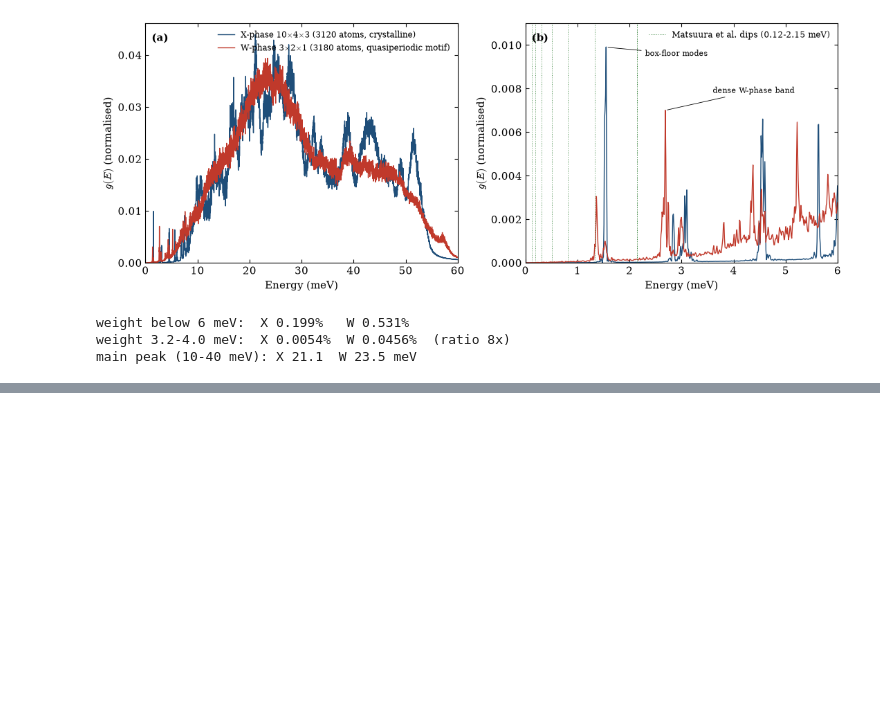
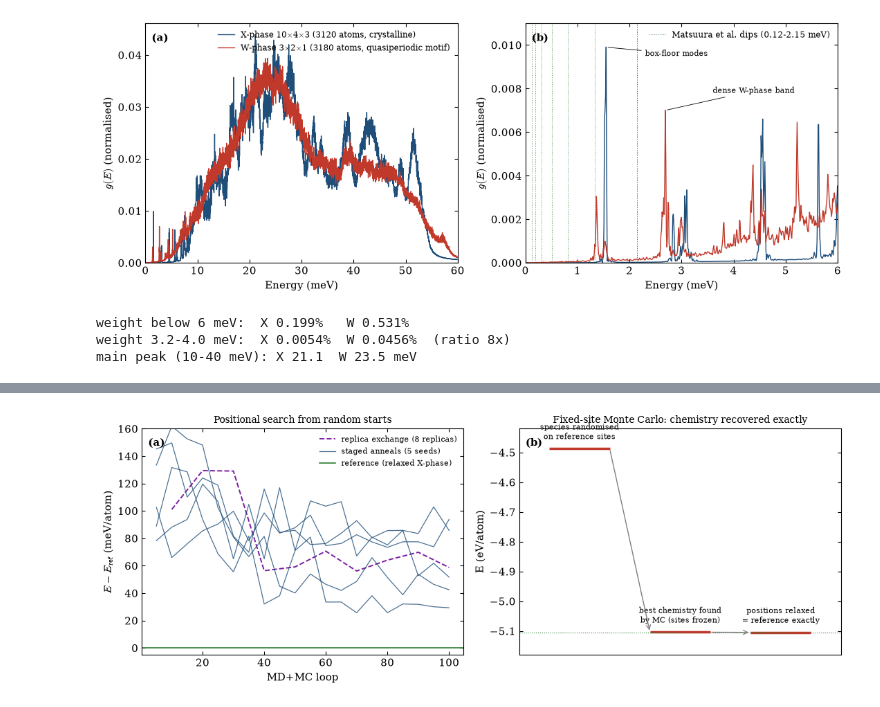
Before and after one commit to contactrameezraja/quasicrystal-mace, a Jupyter notebook: O3_figures.ipynb, the cells around one changed output, grey strips where cells are left out. Drawn from its saved outputs; the diff is of its cells as text; code cells hidden in the pictures; blank space fills up the shorter version.

Commit message:
Validation figure (anneals + fixed-site ladder) and six-point scaling law; W-phase prefactor ~12% softer, consistent with its own elastic constants

```diff
--- a/O3_figures.ipynb
+++ b/O3_figures.ipynb
@@ -178,3 +178,87 @@ print("main peak (10-40 meV): X %.1f  W %.1f meV" %
 weight below 6 meV:  X 0.199%   W 0.531%
 weight 3.2-4.0 meV:  X 0.0054%  W 0.0456%  (ratio 8x)
 main peak (10-40 meV): X 21.1  W 23.5 meV
+# %%
+import numpy as np, glob
+import matplotlib.pyplot as plt
+
+plt.rcParams.update({"font.family": "serif", "mathtext.fontset": "cm",
+    "axes.linewidth": 0.8, "xtick.direction": "in", "ytick.direction": "in",
+    "xtick.top": True, "ytick.right": True, "font.size": 11})
+
+REF = -5.104818
+found = sorted(glob.glob("mq_*_trace.npy"))
+print("trace files found:", found)
+
+fig, ax = plt.subplots(1, 2, figsize=(11, 4.2))
+
+# (a) the positional search: five anneals + replica exchange vs the reference
+labels_done = set()
+for f in found:
+    tr = np.load(f)
+    if "re" in f:   # replica exchange: (cycle, E/atom, exch)
+        ax[0].plot(tr[:,0]*2, tr[:,1]*1000 - REF*1000, "--", color="#7b1fa2", lw=1.4,
+                   label="replica exchange (8 replicas)")
+    else:            # staged anneal: (T, E/atom, acc) -> x = loop number
+        loops = np.arange(1, len(tr)+1) * 5
+        lab = None if "anneal" in labels_done else "staged anneals (5 seeds)"
+        labels_done.add("anneal")
+        ax[0].plot(loops, tr[:,1]*1000 - REF*1000, color="#1f4e79", lw=0.9, alpha=0.8, label=lab)
+ax[0].axhline(0, color="#2e7d32", lw=1.2, label="reference (relaxed X-phase)")
+ax[0].set_xlabel("MD+MC loop"); ax[0].set_ylabel(r"$E - E_{\rm ref}$ (meV/atom)")
+ax[0].set_title("Positional search from random starts", fontsize=10)
+ax[0].legend(frameon=False, fontsize=8); ax[0].set_ylim(-5, 160)
+ax[0].text(0.02, 0.96, "(a)", transform=ax[0].transAxes, va="top", fontweight="bold")
+
+# (b) the chemistry search on known sites: the three-level ladder (logged values)
+levels = [(-4.487405, "species randomised\non reference sites"),
+          (-5.104282, "best chemistry found\nby MC (sites frozen)"),
+          (-5.104818, "positions relaxed\n= reference exactly")]
+for i, (e, lab) in enumerate(levels):
+    ax[1].hlines(e, i-0.3, i+0.3, color="#c0392b", lw=2.5)
+    ax[1].annotate(lab, (i, e), textcoords="offset points", xytext=(0, 10),
+                   ha="center", fontsize=8)
+for i in range(2):
+    ax[1].annotate("", xy=(i+0.7, levels[i+1][0]), xytext=(i+0.3, levels[i][0]),
+                   arrowprops=dict(arrowstyle="->", lw=1.0, color="gray"))
+ax[1].axhline(REF, color="#2e7d32", lw=0.8, ls=":")
+ax[1].set_xlim(-0.6, 2.6); ax[1].set_xticks([])
+ax[1].set_ylim(-5.18, -4.42); ax[1].set_ylabel("E (eV/atom)")
+ax[1].set_title("Fixed-site Monte Carlo: chemistry recovered exactly", fontsize=10)
+ax[1].text(0.02, 0.96, "(b)", transform=ax[1].transAxes, va="top", fontweight="bold")
+
+plt.tight_layout()
+plt.savefig("fig_structure_search_validation.png", dpi=300, bbox_inches="tight")
+plt.show()
+# ================= NUMBERS (text version of the figure) =================
+print("=" * 60)
+print("PANEL (a): positional search from random starts")
+print("=" * 60)
+for f in found:
+    tr = np.load(f)
+    name = f.replace("_trace.npy", "")
+    if "re" in f:
+        print(f"{name}: replica exchange, {int(tr[-1,0])} cycles")
+        print(f"   final quenched {tr[-1,1]:+.6f} eV/atom "
+              f"({(tr[-1,1]-REF)*1000:+.1f} meV above ref)")
+        print(f"   best along the way {tr[:,1].min():+.6f} "
+              f"({(tr[:,1].min()-REF)*1000:+.1f} meV)")
+        print(f"   exchange acceptance at end: {tr[-1,2]:.3f}")
+    else:
+        best_i = int(np.argmin(tr[:,1]))
+        print(f"{name}: staged anneal, {len(tr)} stages")
+        print(f"   final {tr[-1,1]:+.6f} eV/atom ({(tr[-1,1]-REF)*1000:+.1f} meV), "
+              f"best {tr[:,1].min():+.6f} ({(tr[:,1].min()-REF)*1000:+.1f} meV) "
+              f"reached at stage {best_i+1}/{len(tr)}")
+print(f"\nreference (relaxed X-phase): {REF} eV/atom")
+print("gaps at end of each anneal (meV/atom):",
+      sorted(round((np.load(f)[-1,1]-REF)*1000, 1) for f in found if "re" not in f))
+
+print()
+print("=" * 60)
+print("PANEL (b): fixed-site MC ladder (logged values)")
+print("=" * 60)
+for e, lab in levels:
+    print(f"   {e:+.6f} eV/atom  ({(e-REF)*1000:+7.1f} meV vs ref)  "
+          + lab.replace(chr(10), " "))
+# %% [output]
@@ -180,0 +266 @@ main peak (10-40 meV): X 21.1  W 23.5 meV
+[figure, added]
```
Also changed, not shown: parts of 2 cells of this notebook, 2 other files.
